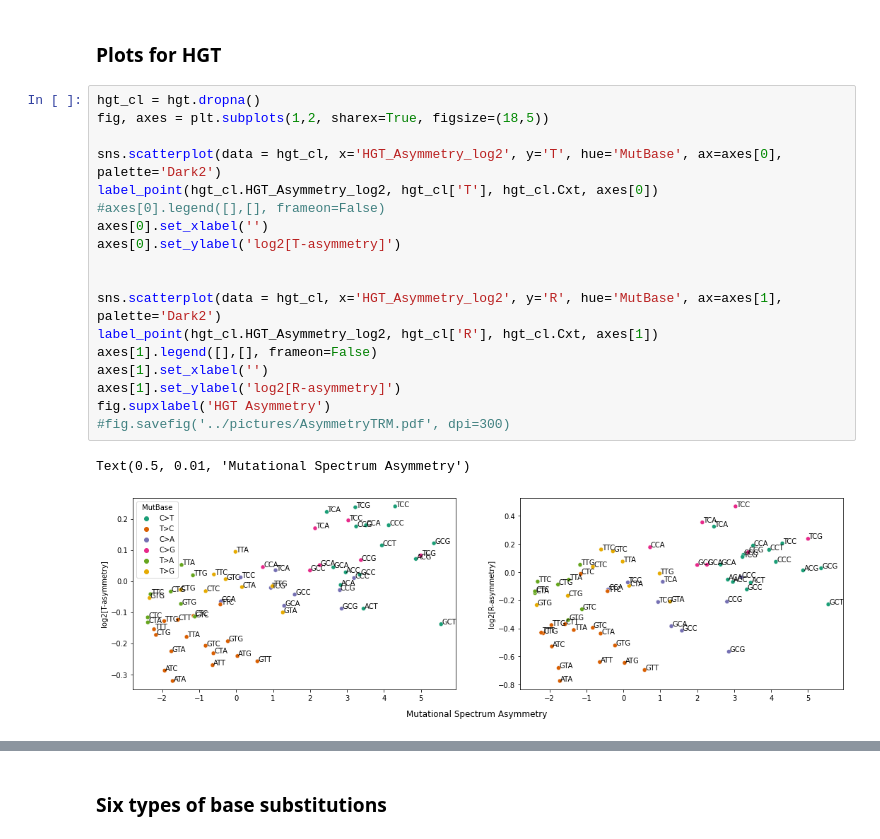
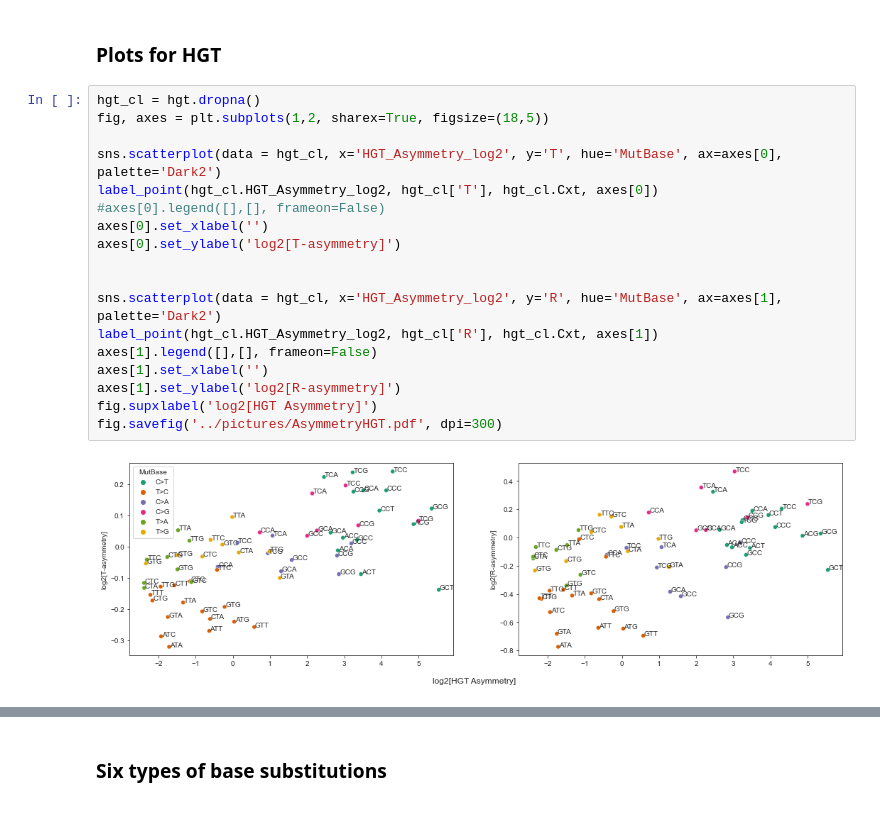
Before and after one commit to mitoclub/mtdna-192component-mutspec-chordata, a Jupyter notebook: scripts/asymmetry_TR.ipynb, the cells around one changed output, grey strips where cells are left out. Drawn from its saved outputs; the diff is of its cells as text.

```diff
--- a/scripts/asymmetry_TR.ipynb
+++ b/scripts/asymmetry_TR.ipynb
@@ -183,21 +183,20 @@ fig.savefig("../pictures/AsymmetryErrorBars.pdf", dpi=300)
 # %%
 hgt_cl = hgt.dropna()
 fig, axes = plt.subplots(1,2, sharex=True, figsize=(18,5))
 
 sns.scatterplot(data = hgt_cl, x='HGT_Asymmetry_log2', y='T', hue='MutBase', ax=axes[0], palette='Dark2')
 label_point(hgt_cl.HGT_Asymmetry_log2, hgt_cl['T'], hgt_cl.Cxt, axes[0])
 #axes[0].legend([],[], frameon=False)
 axes[0].set_xlabel('')
 axes[0].set_ylabel('log2[T-asymmetry]')
 
 
 sns.scatterplot(data = hgt_cl, x='HGT_Asymmetry_log2', y='R', hue='MutBase', ax=axes[1], palette='Dark2')
 label_point(hgt_cl.HGT_Asymmetry_log2, hgt_cl['R'], hgt_cl.Cxt, axes[1])
 axes[1].legend([],[], frameon=False)
 axes[1].set_xlabel('')
 axes[1].set_ylabel('log2[R-asymmetry]')
-fig.supxlabel('HGT Asymmetry')
-#fig.savefig('../pictures/AsymmetryTRM.pdf', dpi=300)
+fig.supxlabel('log2[HGT Asymmetry]')
+fig.savefig('../pictures/AsymmetryHGT.pdf', dpi=300)
 # %% [output]
-Text(0.5, 0.01, 'Mutational Spectrum Asymmetry')
-[figure, old version]
+[figure, new version]
```
Also changed, not shown: parts of 5 cells of this notebook, 2 other files.
